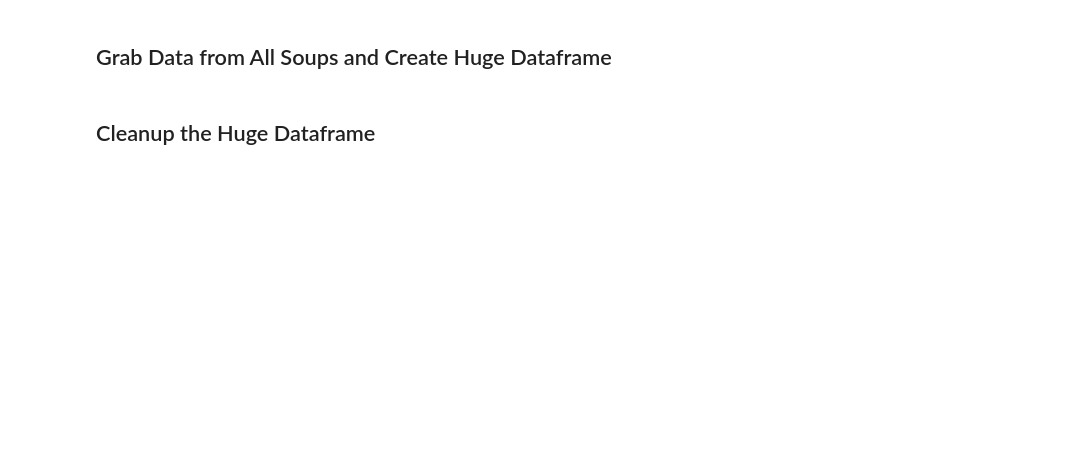
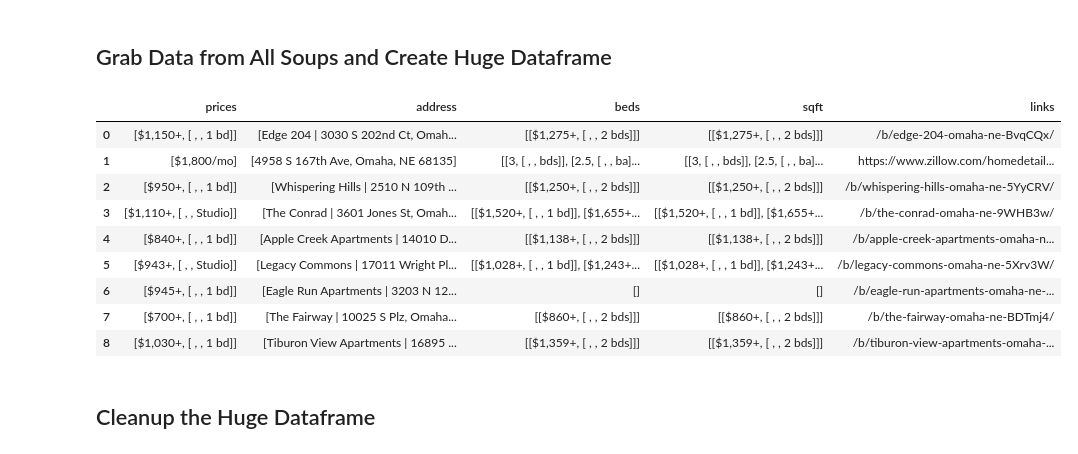
Before and after one commit to Cjferrell428/zillow_rent_evaluator_by_zip, a Jupyter notebook: zillow_rent_evaluation.ipynb, the cells around one changed output. Drawn from its saved outputs; the diff is of its cells as text; code cells hidden in the pictures; blank space fills up the shorter version.

```diff
--- a/zillow_rent_evaluation.ipynb
+++ b/zillow_rent_evaluation.ipynb
@@ -95,6 +109,19 @@ def grab_soup_data(soups):
     return soup_data
 
 df = pd.concat(grab_soup_data(soups), ignore_index=True)
+# %%
+df
+# %% [output]
+|  | prices | address | beds | sqft | links |
+| 0 | [$1,150+, [ , , 1 bd]] | [Edge 204 | 3030 S 202nd Ct, Omah... | [[$1,275+, [ , , 2 bds]]] | [[$1,275+, [ , , 2 bds]]] | /b/edge-204-omaha-ne-BvqCQx/ |
+| 1 | [$1,800/mo] | [4958 S 167th Ave, Omaha, NE 68135] | [[3, [ , , bds]], [2.5, [ , , ba]... | [[3, [ , , bds]], [2.5, [ , , ba]... | https://www.zillow.com/homedetail... |
+| 2 | [$950+, [ , , 1 bd]] | [Whispering Hills | 2510 N 109th ... | [[$1,250+, [ , , 2 bds]]] | [[$1,250+, [ , , 2 bds]]] | /b/whispering-hills-omaha-ne-5YyCRV/ |
+| 3 | [$1,110+, [ , , Studio]] | [The Conrad | 3601 Jones St, Omah... | [[$1,520+, [ , , 1 bd]], [$1,655+... | [[$1,520+, [ , , 1 bd]], [$1,655+... | /b/the-conrad-omaha-ne-9WHB3w/ |
+| 4 | [$840+, [ , , 1 bd]] | [Apple Creek Apartments | 14010 D... | [[$1,138+, [ , , 2 bds]]] | [[$1,138+, [ , , 2 bds]]] | /b/apple-creek-apartments-omaha-n... |
+| 5 | [$943+, [ , , Studio]] | [Legacy Commons | 17011 Wright Pl... | [[$1,028+, [ , , 1 bd]], [$1,243+... | [[$1,028+, [ , , 1 bd]], [$1,243+... | /b/legacy-commons-omaha-ne-5Xrv3W/ |
+| 6 | [$945+, [ , , 1 bd]] | [Eagle Run Apartments | 3203 N 12... | [] | [] | /b/eagle-run-apartments-omaha-ne-... |
+| 7 | [$700+, [ , , 1 bd]] | [The Fairway | 10025 S Plz, Omaha... | [[$860+, [ , , 2 bds]]] | [[$860+, [ , , 2 bds]]] | /b/the-fairway-omaha-ne-BDTmj4/ |
+| 8 | [$1,030+, [ , , 1 bd]] | [Tiburon View Apartments | 16895 ... | [[$1,359+, [ , , 2 bds]]] | [[$1,359+, [ , , 2 bds]]] | /b/tiburon-view-apartments-omaha-... |
 # %% [markdown]
 ## Cleanup the Huge Dataframe
 # %%
```
Also changed, not shown: parts of 4 cells of this notebook.
